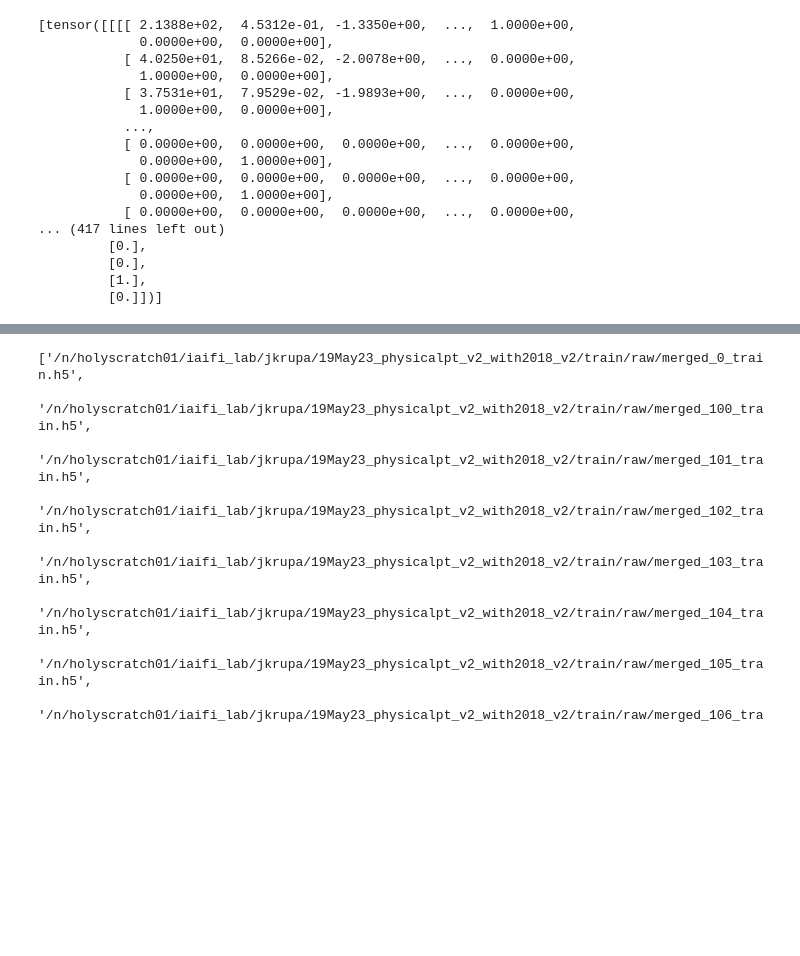
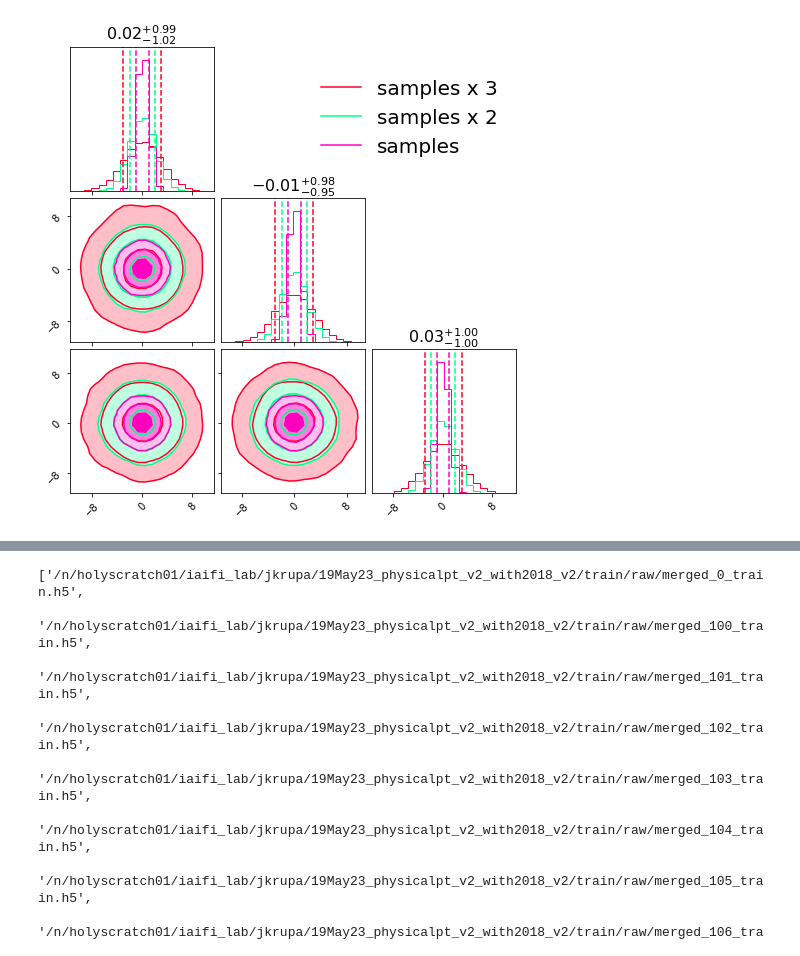
Before and after one commit to nswood/FlatSamples, a Jupyter notebook: Pre_Training_Objecives_Study.ipynb, the cells around one changed output, grey strips where cells are left out. Drawn from its saved outputs; the diff is of its cells as text; code cells hidden in the pictures; blank space fills up the shorter version.

```diff
--- a/Pre_Training_Objecives_Study.ipynb
+++ b/Pre_Training_Objecives_Study.ipynb
@@ -227,20 +31,0 @@ dl = gen_matched_simple_data(data_train,500,20,True)
-# %%
-next(iter(dl))
-# %% [output]
-[tensor([[[[ 2.1388e+02,  4.5312e-01, -1.3350e+00,  ...,  1.0000e+00,
-             0.0000e+00,  0.0000e+00],
-           [ 4.0250e+01,  8.5266e-02, -2.0078e+00,  ...,  0.0000e+00,
-             1.0000e+00,  0.0000e+00],
-           [ 3.7531e+01,  7.9529e-02, -1.9893e+00,  ...,  0.0000e+00,
-             1.0000e+00,  0.0000e+00],
-           ...,
-           [ 0.0000e+00,  0.0000e+00,  0.0000e+00,  ...,  0.0000e+00,
-             0.0000e+00,  1.0000e+00],
-           [ 0.0000e+00,  0.0000e+00,  0.0000e+00,  ...,  0.0000e+00,
-             0.0000e+00,  1.0000e+00],
-           [ 0.0000e+00,  0.0000e+00,  0.0000e+00,  ...,  0.0000e+00,
-... (417 lines left out)
-         [0.],
-         [0.],
-         [1.],
-         [0.]])]
@@ -249,0 +114,4 @@ loss = self.criterion(logits, labels)
+# %%
+main()
+# %% [output]
+[figure, added]
```
Also changed, not shown: parts of 29 cells of this notebook, 9 other files.
